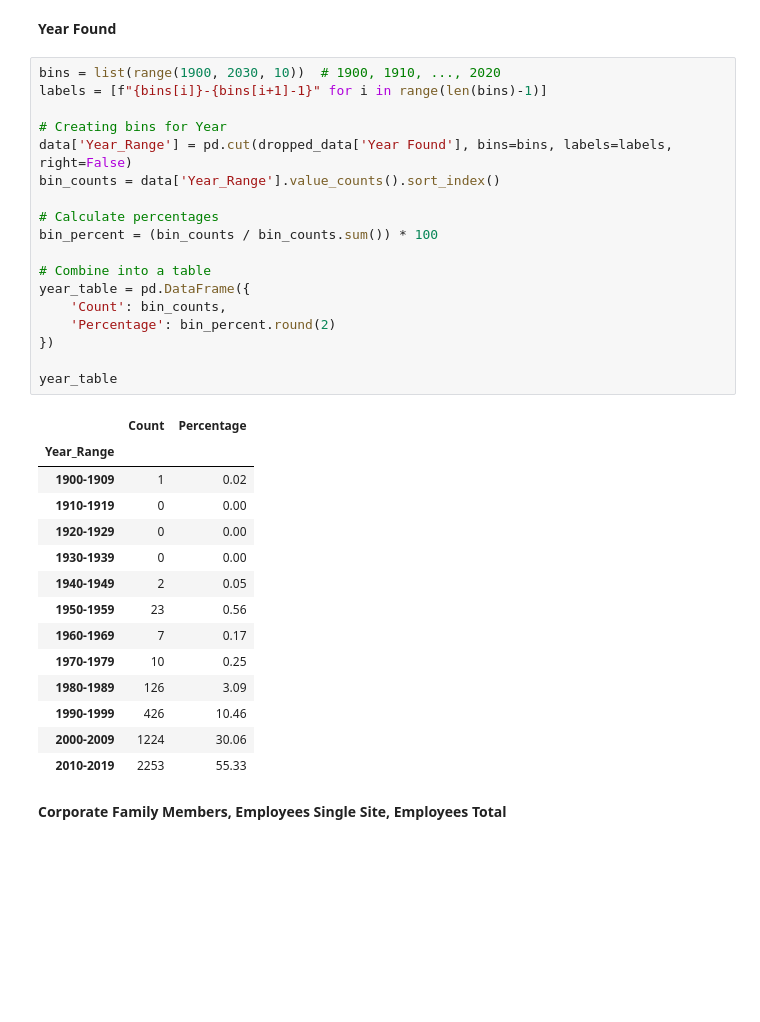
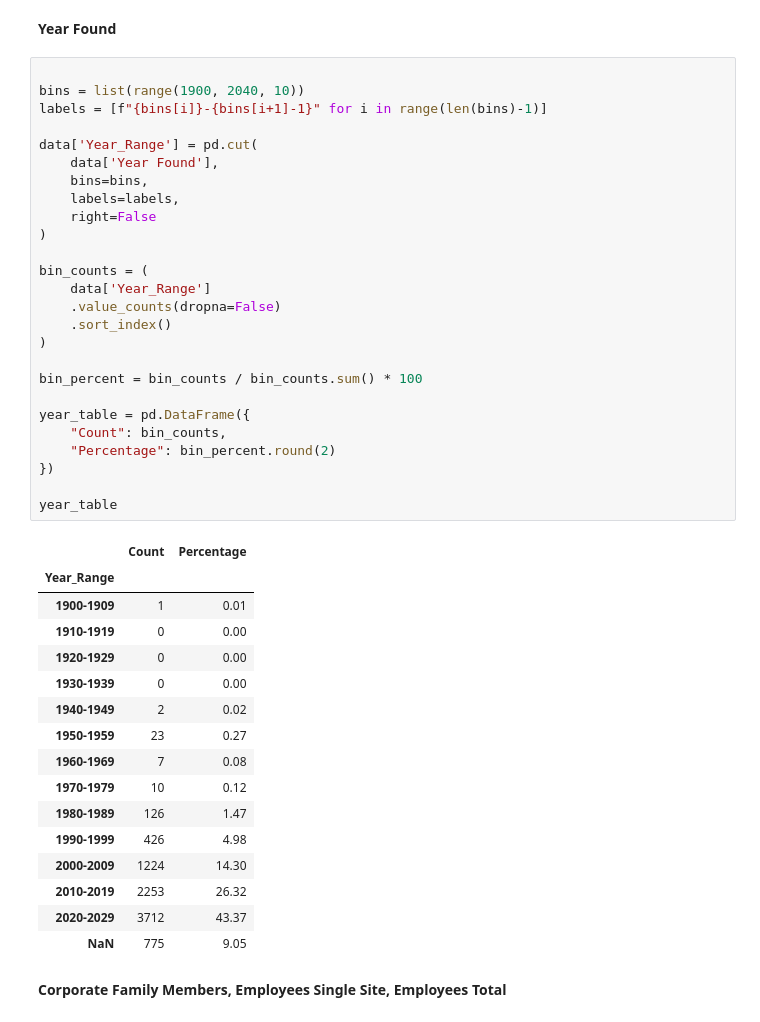
Before and after one commit to racxxhel/Corp_Intelligence, a Jupyter notebook: src/CAT_A_ACC.ipynb, the cells around one changed output. Drawn from its saved outputs; the diff is of its cells as text; blank space fills up the shorter version.

```diff
--- a/src/CAT_A_ACC.ipynb
+++ b/src/CAT_A_ACC.ipynb
@@ -205,38 +205,48 @@ plt.show()
 # %% [markdown]
 **Year Found**
 # %%
-bins = list(range(1900, 2030, 10))  # 1900, 1910, ..., 2020
+
+bins = list(range(1900, 2040, 10))
 labels = [f"{bins[i]}-{bins[i+1]-1}" for i in range(len(bins)-1)]
 
-# Creating bins for Year
-data['Year_Range'] = pd.cut(dropped_data['Year Found'], bins=bins, labels=labels, right=False)
-bin_counts = data['Year_Range'].value_counts().sort_index()
+data['Year_Range'] = pd.cut(
+    data['Year Found'],
+    bins=bins,
+    labels=labels,
+    right=False
+)
 
-# Calculate percentages
-bin_percent = (bin_counts / bin_counts.sum()) * 100
+bin_counts = (
+    data['Year_Range']
+    .value_counts(dropna=False)
+    .sort_index()
+)
 
-# Combine into a table
+bin_percent = bin_counts / bin_counts.sum() * 100
+
 year_table = pd.DataFrame({
-    'Count': bin_counts,
-    'Percentage': bin_percent.round(2)
+    "Count": bin_counts,
+    "Percentage": bin_percent.round(2)
 })
 
 year_table
 # %% [output]
 |  | Count | Percentage |
 | Year_Range |  |  |
-| 1900-1909 | 1 | 0.02 |
+| 1900-1909 | 1 | 0.01 |
 | 1910-1919 | 0 | 0.00 |
 | 1920-1929 | 0 | 0.00 |
 | 1930-1939 | 0 | 0.00 |
-| 1940-1949 | 2 | 0.05 |
-| 1950-1959 | 23 | 0.56 |
-| 1960-1969 | 7 | 0.17 |
-| 1970-1979 | 10 | 0.25 |
-| 1980-1989 | 126 | 3.09 |
-| 1990-1999 | 426 | 10.46 |
-| 2000-2009 | 1224 | 30.06 |
-| 2010-2019 | 2253 | 55.33 |
+| 1940-1949 | 2 | 0.02 |
+| 1950-1959 | 23 | 0.27 |
+| 1960-1969 | 7 | 0.08 |
+| 1970-1979 | 10 | 0.12 |
+| 1980-1989 | 126 | 1.47 |
+| 1990-1999 | 426 | 4.98 |
+| 2000-2009 | 1224 | 14.30 |
+| 2010-2019 | 2253 | 26.32 |
+| 2020-2029 | 3712 | 43.37 |
+| NaN | 775 | 9.05 |
 # %% [markdown]
 **Corporate Family Members, Employees Single Site, Employees Total**
 # %%
```
Also changed, not shown: parts of 23 cells of this notebook.
